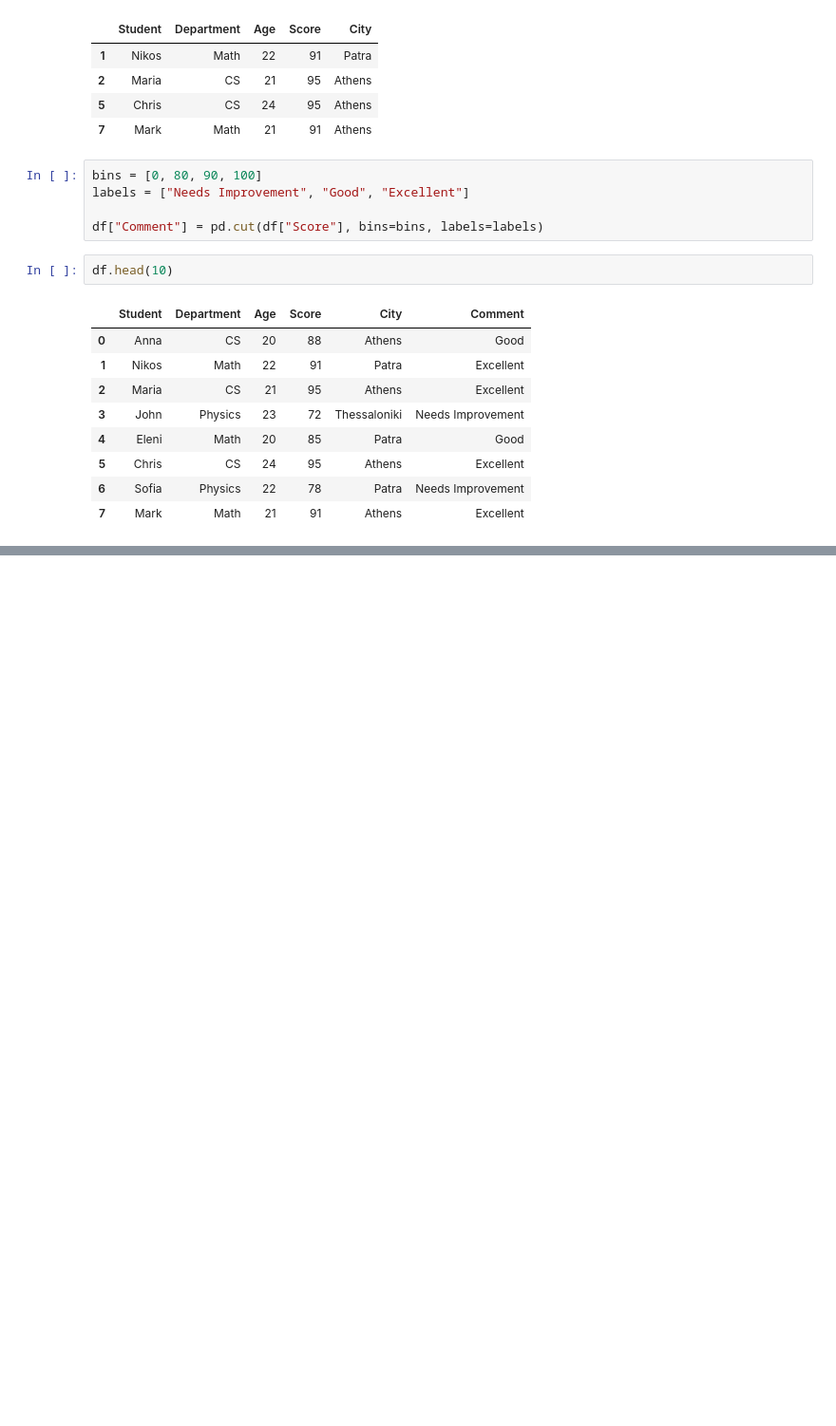
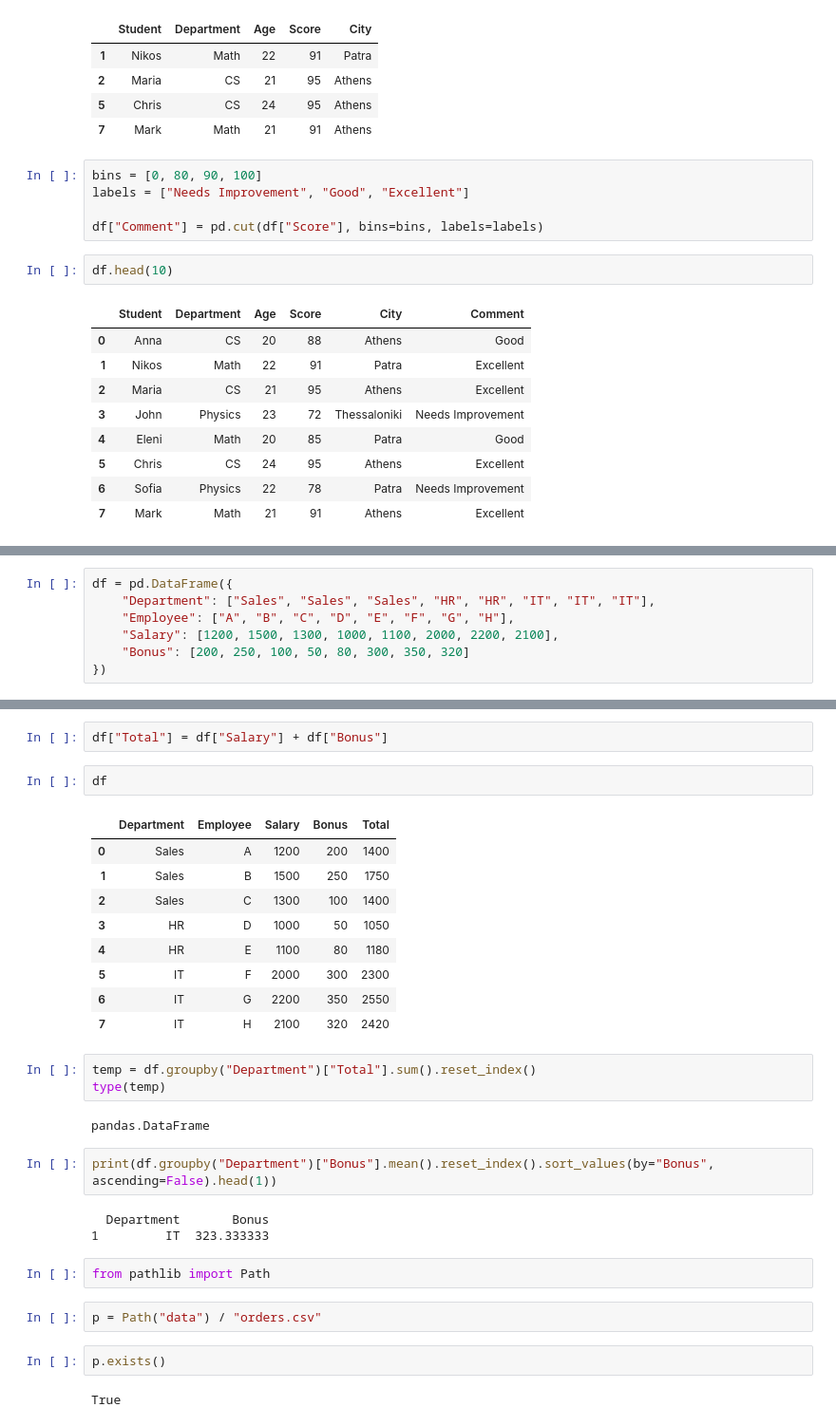
Before and after one commit to sta8isznt/Teaching-Codes-2025-2026, a Jupyter notebook: Data_Analysis_1/northwind.ipynb, the cells around one changed output, grey strips where cells are left out. Shown at 95% size. Drawn from its saved outputs; the diff is of its cells as text; blank space fills up the shorter version.

Commit message:
Added pathlib notebook

```diff
--- a/Data_Analysis_1/northwind.ipynb
+++ b/Data_Analysis_1/northwind.ipynb
@@ -393,0 +428,7 @@ df.head(10)
+# %%
+df = pd.DataFrame({
+    "Department": ["Sales", "Sales", "Sales", "HR", "HR", "IT", "IT", "IT"],
+    "Employee": ["A", "B", "C", "D", "E", "F", "G", "H"],
+    "Salary": [1200, 1500, 1300, 1000, 1100, 2000, 2200, 2100],
+    "Bonus": [200, 250, 100, 50, 80, 300, 350, 320]
+})
@@ -393,0 +503,32 @@ df.head(10)
+# %%
+df["Total"] = df["Salary"] + df["Bonus"]
+# %%
+df
+# %% [output]
+|  | Department | Employee | Salary | Bonus | Total |
+| 0 | Sales | A | 1200 | 200 | 1400 |
+| 1 | Sales | B | 1500 | 250 | 1750 |
+| 2 | Sales | C | 1300 | 100 | 1400 |
+| 3 | HR | D | 1000 | 50 | 1050 |
+| 4 | HR | E | 1100 | 80 | 1180 |
+| 5 | IT | F | 2000 | 300 | 2300 |
+| 6 | IT | G | 2200 | 350 | 2550 |
+| 7 | IT | H | 2100 | 320 | 2420 |
+# %%
+temp = df.groupby("Department")["Total"].sum().reset_index()
+type(temp)
+# %% [output]
+pandas.DataFrame
+# %%
+print(df.groupby("Department")["Bonus"].mean().reset_index().sort_values(by="Bonus", ascending=False).head(1))
+# %% [output]
+  Department       Bonus
+1         IT  323.333333
+# %%
+from pathlib import Path
+# %%
+p = Path("data") / "orders.csv"
+# %%
+p.exists()
+# %% [output]
+True
```
Also changed, not shown: parts of 30 cells of this notebook, 7 other files.
